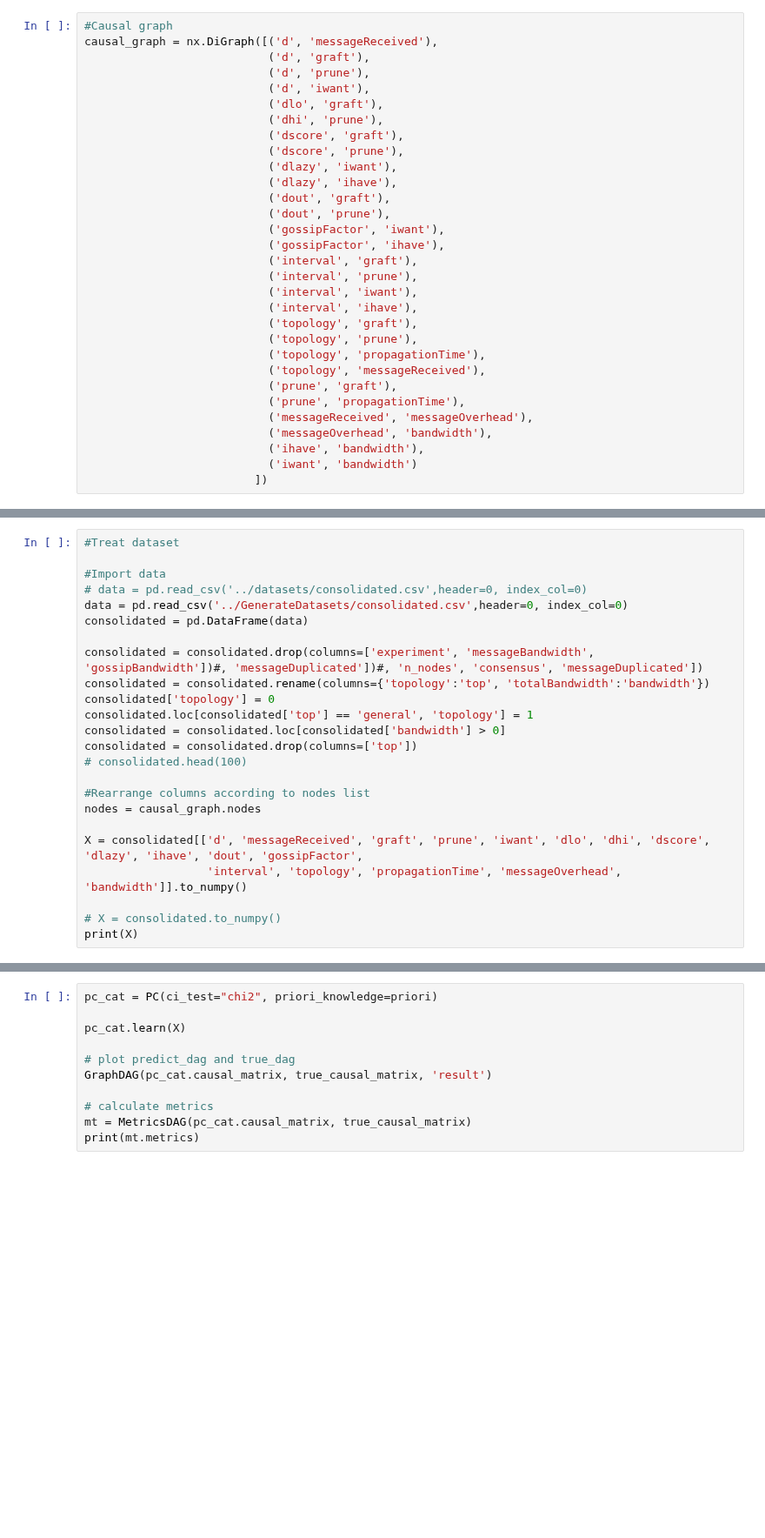
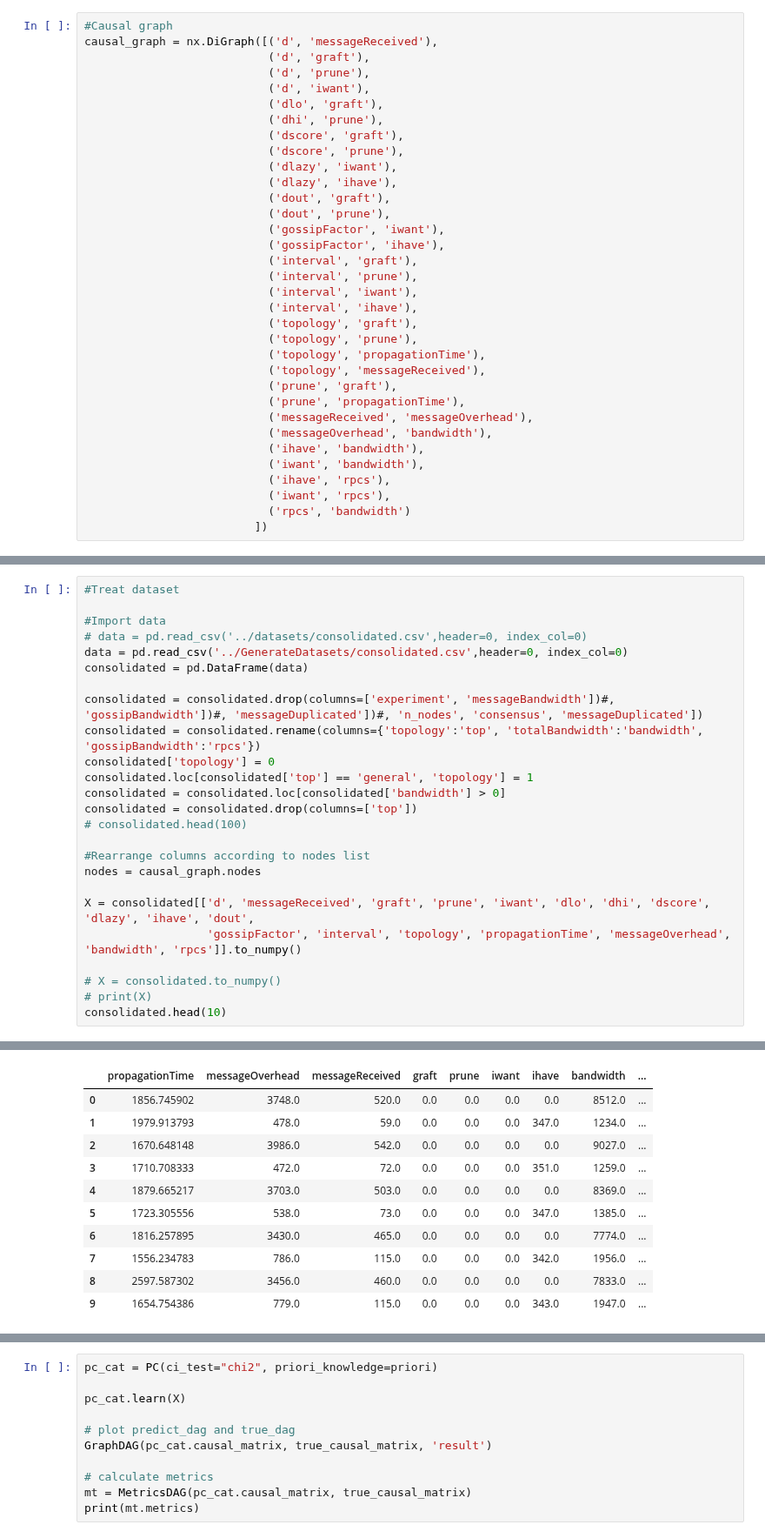
Before and after one commit to FlavScheidt/flexi-pipe, a Jupyter notebook: data/CausalAnalysis/CausalDiscovery/PcAnalysis.ipynb, the cells around one changed output, grey strips where cells are left out. Shown at 87% size. Cells and saved outputs as stored; diff of their text form; blank space fills up the shorter version.

```diff
--- a/data/CausalAnalysis/CausalDiscovery/PcAnalysis.ipynb
+++ b/data/CausalAnalysis/CausalDiscovery/PcAnalysis.ipynb
@@ -42,7 +42,10 @@ causal_graph = nx.DiGraph([('d', 'messageReceived'),
                            ('messageReceived', 'messageOverhead'),
                            ('messageOverhead', 'bandwidth'),
                            ('ihave', 'bandwidth'),
-                           ('iwant', 'bandwidth')
+                           ('iwant', 'bandwidth'),
+                           ('ihave', 'rpcs'),
+                           ('iwant', 'rpcs'),
+                           ('rpcs', 'bandwidth')
                          ])
 # %%
 #From digraph to adjancency matrix
@@ -79,8 +83,8 @@ print(causal_graph.nodes)
 data = pd.read_csv('../GenerateDatasets/consolidated.csv',header=0, index_col=0)
 consolidated = pd.DataFrame(data)
 
-consolidated = consolidated.drop(columns=['experiment', 'messageBandwidth', 'gossipBandwidth'])#, 'messageDuplicated'])#, 'n_nodes', 'consensus', 'messageDuplicated'])
-consolidated = consolidated.rename(columns={'topology':'top', 'totalBandwidth':'bandwidth'})
+consolidated = consolidated.drop(columns=['experiment', 'messageBandwidth'])#, 'gossipBandwidth'])#, 'messageDuplicated'])#, 'n_nodes', 'consensus', 'messageDuplicated'])
+consolidated = consolidated.rename(columns={'topology':'top', 'totalBandwidth':'bandwidth', 'gossipBandwidth':'rpcs'})
 consolidated['topology'] = 0
 consolidated.loc[consolidated['top'] == 'general', 'topology'] = 1
 consolidated = consolidated.loc[consolidated['bandwidth'] > 0]
@@ -90,9 +94,10 @@ consolidated = consolidated.drop(columns=['top'])
 #Rearrange columns according to nodes list
 nodes = causal_graph.nodes
 
-X = consolidated[['d', 'messageReceived', 'graft', 'prune', 'iwant', 'dlo', 'dhi', 'dscore', 'dlazy', 'ihave', 'dout', 'gossipFactor',
-                  'interval', 'topology', 'propagationTime', 'messageOverhead', 'bandwidth']].to_numpy()
+X = consolidated[['d', 'messageReceived', 'graft', 'prune', 'iwant', 'dlo', 'dhi', 'dscore', 'dlazy', 'ihave', 'dout',
+                  'gossipFactor', 'interval', 'topology', 'propagationTime', 'messageOverhead', 'bandwidth', 'rpcs']].to_numpy()
 
 # X = consolidated.to_numpy()
-print(X)
+# print(X)
+consolidated.head(10)
 # %% [output]
@@ -106,3 +104,14 @@ print(X)
+|  | propagationTime | messageOverhead | messageReceived | graft | prune | iwant | ihave | bandwidth | ... |
+| 0 | 1856.745902 | 3748.0 | 520.0 | 0.0 | 0.0 | 0.0 | 0.0 | 8512.0 | ... |
+| 1 | 1979.913793 | 478.0 | 59.0 | 0.0 | 0.0 | 0.0 | 347.0 | 1234.0 | ... |
+| 2 | 1670.648148 | 3986.0 | 542.0 | 0.0 | 0.0 | 0.0 | 0.0 | 9027.0 | ... |
+| 3 | 1710.708333 | 472.0 | 72.0 | 0.0 | 0.0 | 0.0 | 351.0 | 1259.0 | ... |
+| 4 | 1879.665217 | 3703.0 | 503.0 | 0.0 | 0.0 | 0.0 | 0.0 | 8369.0 | ... |
+| 5 | 1723.305556 | 538.0 | 73.0 | 0.0 | 0.0 | 0.0 | 347.0 | 1385.0 | ... |
+| 6 | 1816.257895 | 3430.0 | 465.0 | 0.0 | 0.0 | 0.0 | 0.0 | 7774.0 | ... |
+| 7 | 1556.234783 | 786.0 | 115.0 | 0.0 | 0.0 | 0.0 | 342.0 | 1956.0 | ... |
+| 8 | 2597.587302 | 3456.0 | 460.0 | 0.0 | 0.0 | 0.0 | 0.0 | 7833.0 | ... |
+| 9 | 1654.754386 | 779.0 | 115.0 | 0.0 | 0.0 | 0.0 | 343.0 | 1947.0 | ... |
 # %%
 # structure learning
 priori = PrioriKnowledge(X.shape[1])
```
Also changed, not shown: parts of 7 cells of this notebook, 7 other files.
